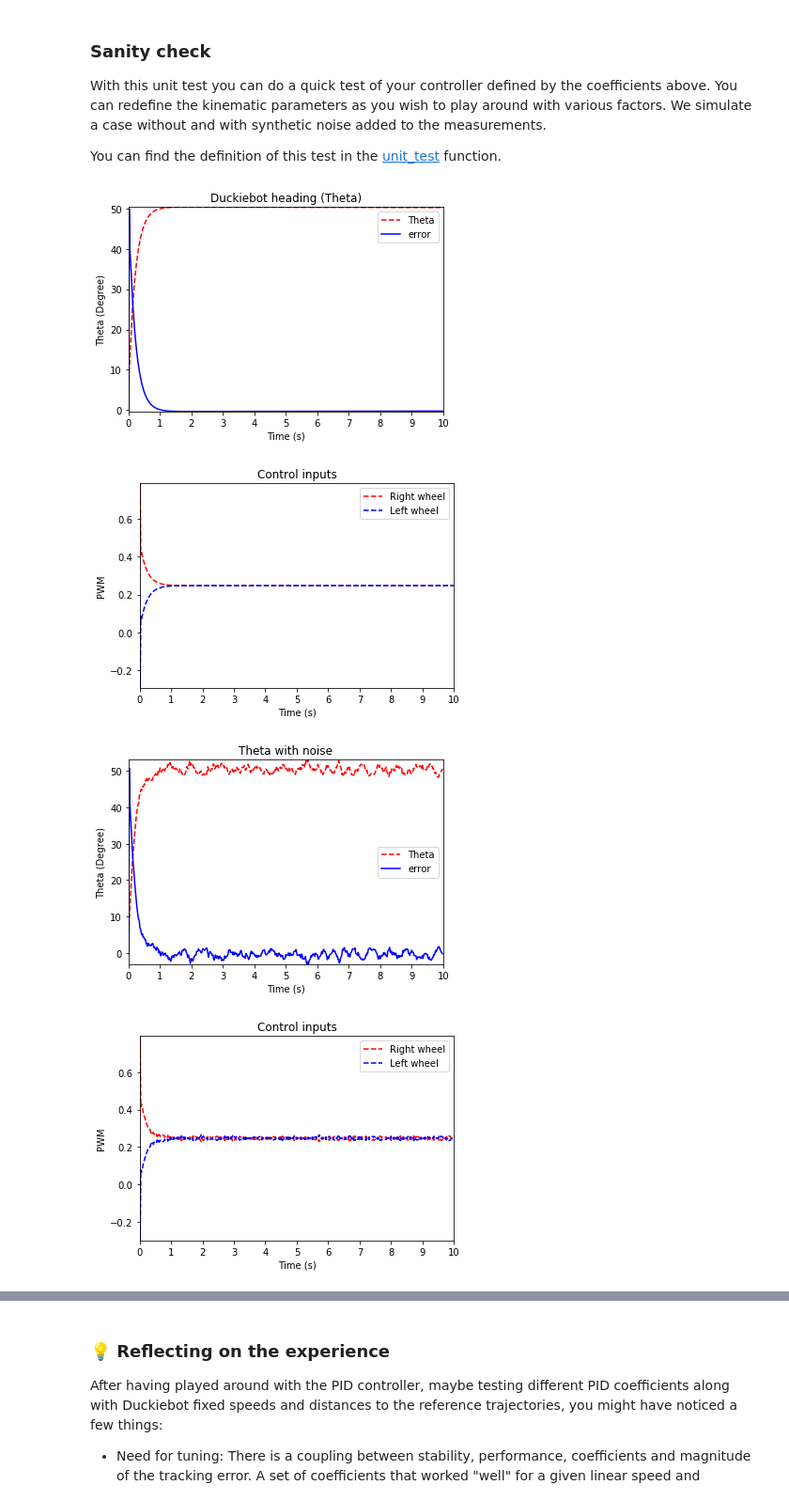
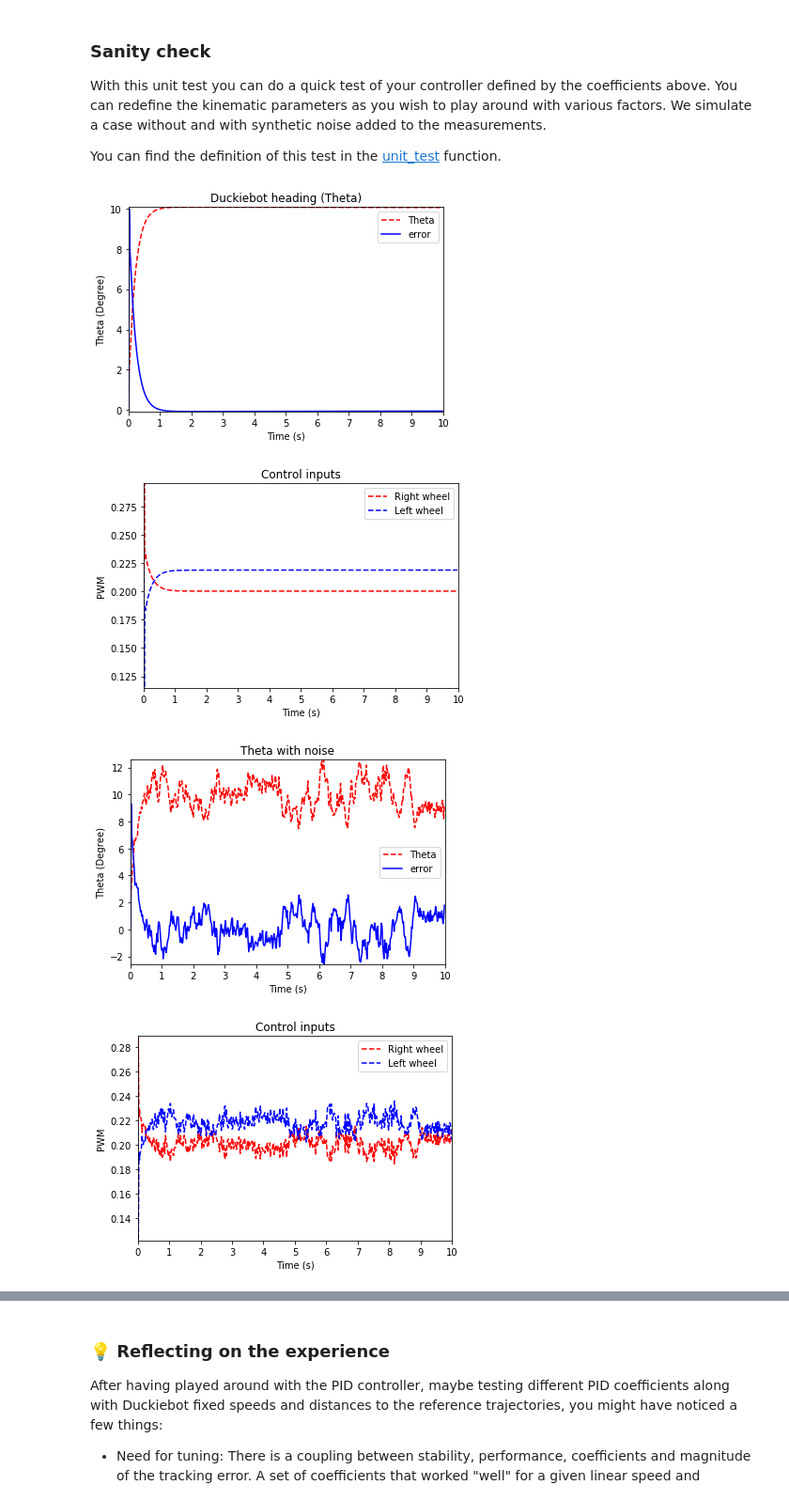
Before and after one commit to MikeS96/mooc-exercises, a Jupyter notebook: modcon/solution/05-PID-Control/PID_controller.ipynb, the cells around one changed output, grey strips where cells are left out. Shown: that part at 94% size. Drawn from its saved outputs; the diff is of its cells as text; code cells hidden in the pictures.

```diff
--- a/modcon/solution/05-PID-Control/PID_controller.ipynb
+++ b/modcon/solution/05-PID-Control/PID_controller.ipynb
@@ -189,27 +187,27 @@ You can find the definition of this test in the [unit_test](./unite_test.py) fun
 # %%
 import matplotlib.pyplot as plt
 import numpy as np
 
 import sys
 sys.path.append('../')
 from unit_test import UnitTestHeadingPID
 
 # This is for quick testing purposes only - you can try different values of v_init and R, L or the ones you determined before. Try to change R, L for fun.
 v_test = 0.2
-R_test = 0.018 # m
-baseline_test = 0.1 # m
-gain_test = 0.6
-trim_test = 0
-thata_ref= np.deg2rad(50) # in rad
+R_test = 0.0318 # m
+baseline_test = 0.109 # m
+gain_test = 0.9
+trim_test = -0.04
+thata_ref= np.deg2rad(10) # in rad
 
 # Sanity check (not a faithful representation of the actual behavior, given the motion model is assumed to be exactly known)
 unit_test = UnitTestHeadingPID(R_test, baseline_test, v_test,thata_ref, gain_test, trim_test, PIDController) # TODO: Vincenzo - make R, L inputs to this unit testing function
 unit_test.test()
 # %% [output]
-[figure, old version]
+[figure, new version]
-[figure, old version]
+[figure, new version]
-[figure, old version]
+[figure, new version]
-[figure, old version]
+[figure, new version]
 # %% [markdown]
 ## 💻 Test the controller against the simulator
 
```
Also changed, not shown: parts of 1 cell of this notebook, 6 other files.
